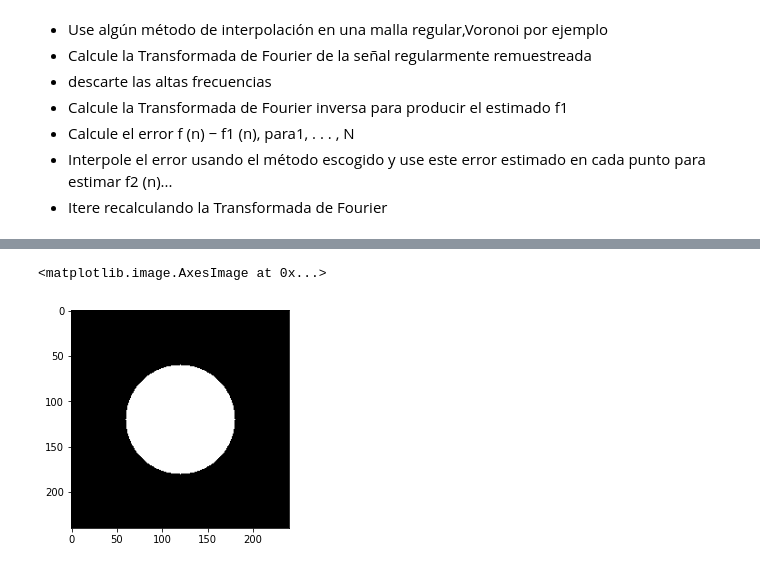
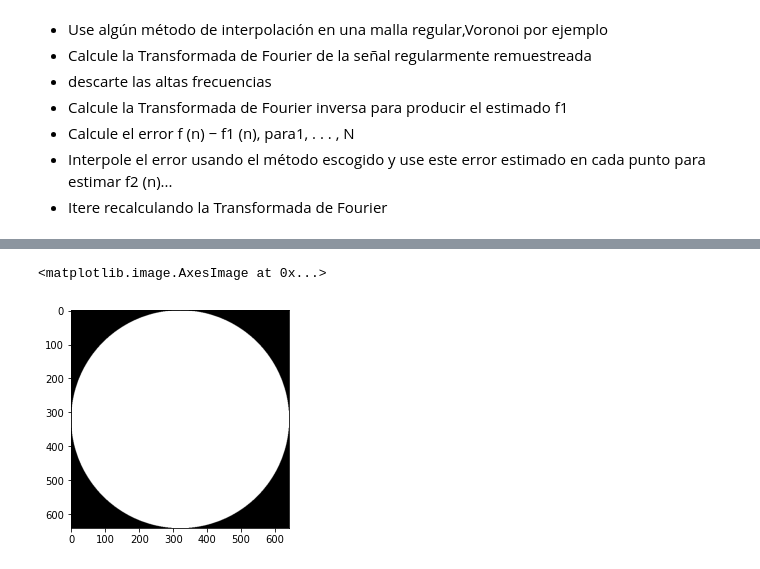
Before and after one commit to joaortizro/Image-Processing, a Jupyter notebook: Untitled.ipynb, the cells around one changed output, grey strips where cells are left out. Drawn from its saved outputs; the diff is of its cells as text; code cells hidden in the pictures.

```diff
--- a/Untitled.ipynb
+++ b/Untitled.ipynb
@@ -13,7 +13,7 @@ import random
 - Interpole el error usando el método escogido y use este error estimado en cada punto para estimar f2 (n)...
 - Itere recalculando la Transformada de Fourier
 # %%
-image = cv2.imread('SFE.png',flags=cv2.IMREAD_GRAYSCALE)
+image = cv2.imread('sq.png',flags=cv2.IMREAD_GRAYSCALE)
 plt.imshow(image,cmap='gray')
 # %% [output]
 <matplotlib.image.AxesImage at 0x...>
@@ -150,8 +127,8 @@ plt.imshow(magnitude_spectrum, cmap = 'gray')
 # %%
 circle_img = np.zeros(shape=(H,W), dtype=np.uint8)
-r = H//4
+r = H//2
 circle_img = cv2.circle(circle_img, (H//2,W//2), r, (255,255,255), -1)
 plt.imshow(circle_img,cmap='gray')
 # %% [output]
 <matplotlib.image.AxesImage at 0x...>
-[figure, old version]
+[figure, new version]
```
Also changed, not shown: parts of 25 cells of this notebook, 1 other file.
